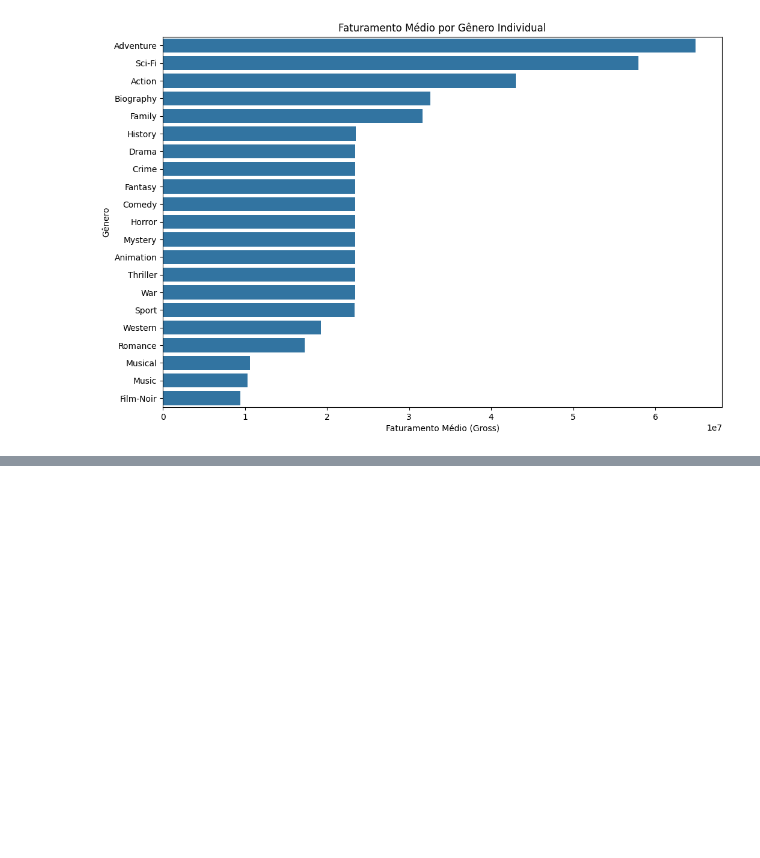
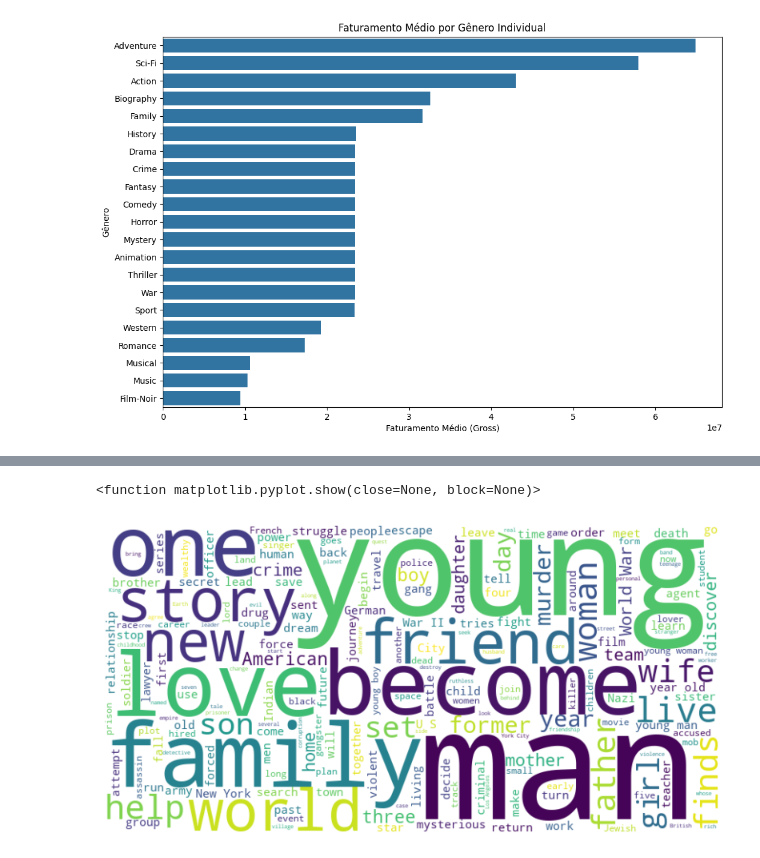
Before and after one commit to luis-henri/desafio-lighthouse-ciencia-dados, a Jupyter notebook: notebooks/analise_exploratoria.ipynb, the cells around one changed output, grey strips where cells are left out. Saved outputs shown, nothing was run; the diff lists cells and outputs as text; code cells hidden in the pictures; blank space fills up the shorter version.

```diff
--- a/notebooks/analise_exploratoria.ipynb
+++ b/notebooks/analise_exploratoria.ipynb
@@ -243,0 +261,17 @@ E, não podemos esquecer que o gênero também é um fator importante para que o
+# %%
+#vamos gerar o wordcloud novamente, mas agora removendo as palavras mais comuns em inglês (stopwords)
+from wordcloud import STOPWORDS
+
+stopwords = set(STOPWORDS)
+stopwords.update(['life', 'find', 'finds' 'one', 'two', 'take','takes', 'must', 'the', 'and', 'for', 'with',])
+
+
+wordcloud = WordCloud(stopwords=stopwords, background_color='white', width=800, height=400).generate(text)
+
+plt.figure(figsize=(10, 5))
+plt.imshow(wordcloud, interpolation='bilinear')
+plt.axis('off')
+plt.show
+# %% [output]
+<function matplotlib.pyplot.show(close=None, block=None)>
+[figure, added]
```
Also changed, not shown: parts of 3 cells of this notebook.
